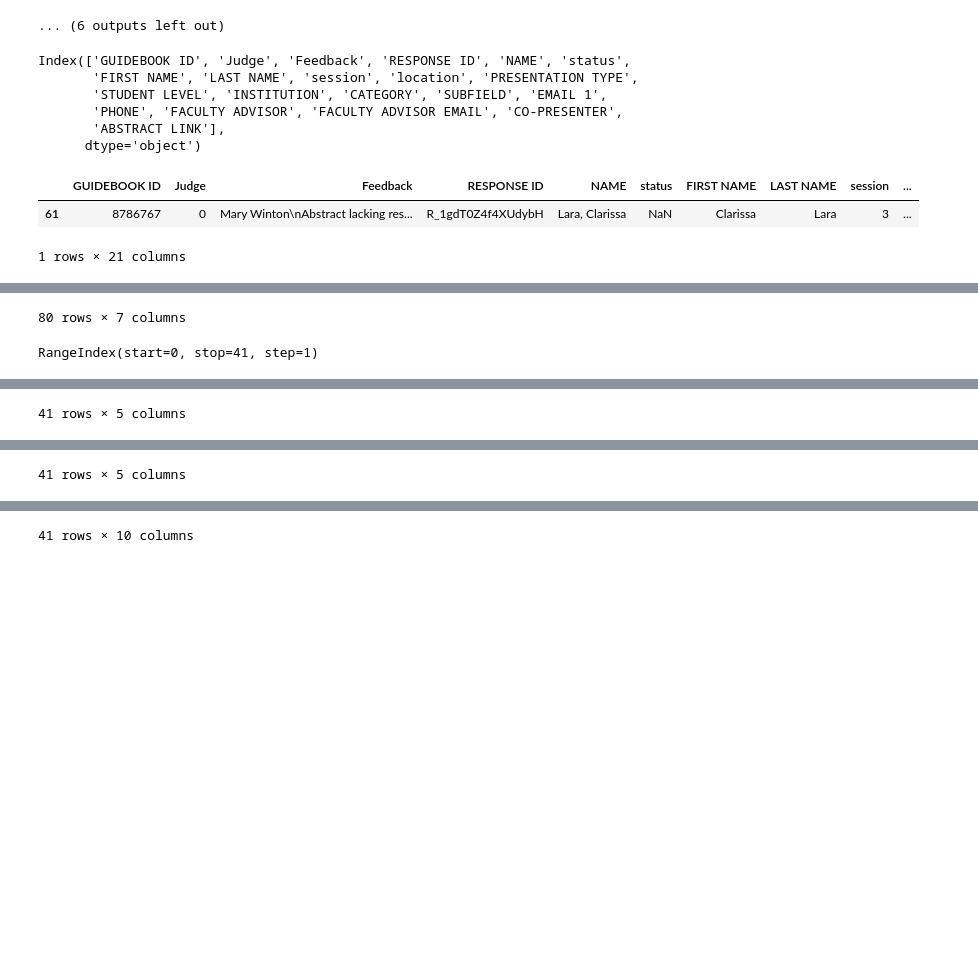
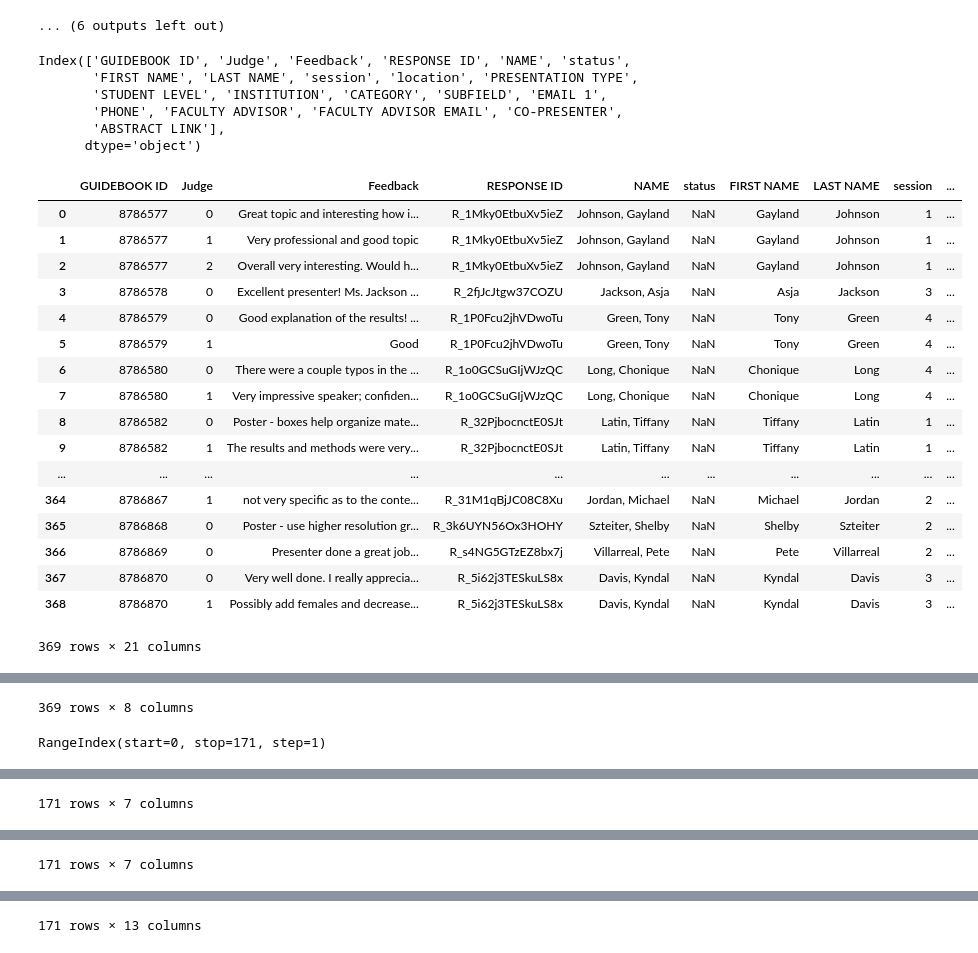
Before and after one commit to taylor-hutyra/Stuff, a Jupyter notebook: Work Related/Scoring/Hurry Up.ipynb, the cells around one changed output, grey strips where cells are left out. Cells and saved outputs as stored; diff of their text form; code cells hidden in the pictures; blank space fills up the shorter version.

Commit message:
mail merge
changed some stuff for the mail merges

```diff
--- a/Work Related/Scoring/Hurry Up.ipynb
+++ b/Work Related/Scoring/Hurry Up.ipynb
@@ -146,42 +146,58 @@ df = pd.read_csv("gb_id_projects.csv")
 # list_of_files = glob.glob('./session_update/*') # * means all if need specific format then *.csv
 # latest_file = max(list_of_files, key=os.path.getctime)
 # pf = pd.read_csv(latest_file, names = ['Judge_ID','Poster_ID','Presenter', 'Question_ID', 'Question', 'Response','Date']).drop(0)
-pf = pd.read_csv('orals.csv', names = ['Judge_ID','Poster_ID','Presenter', 'Question_ID', 'Question', 'Response','Date']).drop(0)
+# pf = pd.read_csv('orals.csv', names = ['Judge_ID','Poster_ID','Presenter', 'Question_ID', 'Question', 'Response','Date']).drop(0)
+pf = pd.read_csv('last_guidebook.csv', names = ['Judge_ID','Poster_ID','Presenter', 'Question_ID', 'Question', 'Response','Date']).drop(0)
 
 # display(pf)
 
 uf = pf.groupby('Poster_ID').apply(lambda g: g.loc[g['Question']=='Feedback/Comments']['Response'].reset_index()).reset_index()
 uf.columns = ['GUIDEBOOK ID', 'Judge', 'Thing','Feedback']
 uf.drop('Thing', axis = 1 ,inplace=True)
 # display(uf)
 
 newdf = pd.merge(uf, df, on='GUIDEBOOK ID')
 print(newdf.columns)
 display(newdf.loc[newdf['PRESENTATION TYPE'].str.lower() == 'poster'])
 # print(newdf.columns)
-first_df = newdf[['GUIDEBOOK ID','NAME','INSTITUTION','EMAIL 1', 'FACULTY ADVISOR', 'FACULTY ADVISOR EMAIL','Feedback']]
+first_df = newdf[['GUIDEBOOK ID','FIRST NAME','LAST NAME','INSTITUTION','EMAIL 1', 'FACULTY ADVISOR', 'FACULTY ADVISOR EMAIL','Feedback']]
 display(first_df)
 def new_f(grp):
     thisdf = grp['Feedback'].reset_index(drop=True).to_frame().unstack().unstack()
     return(thisdf)
 feedback_df = newdf.groupby('GUIDEBOOK ID').apply(new_f)#.drop(0, axis=1)
 feedback_df.index = feedback_df.index.droplevel(1)
 feedback_df.reset_index(inplace = True)
 print(feedback_df.index)
 display(feedback_df)
-feedback_df.columns = ['GUIDEBOOK ID','Feedback 1','Feedback 2','Feedback 3','Feedback 4']
+feedback_df.columns = ['GUIDEBOOK ID','Feedback 1','Feedback 2','Feedback 3','Feedback 4','Feedback 5', 'Feedback 6']
 display(feedback_df)
 
 final_df = pd.merge(feedback_df,first_df, on ='GUIDEBOOK ID', how = 'left').drop('Feedback',axis=1).drop_duplicates().reset_index(drop=True)
 display(final_df)
-final_df.to_csv('oral_email_merge.csv')
+# final_df.to_csv('oral_email_merge.csv')
 # %% [output]
 Index(['GUIDEBOOK ID', 'Judge', 'Feedback', 'RESPONSE ID', 'NAME', 'status',
        'FIRST NAME', 'LAST NAME', 'session', 'location', 'PRESENTATION TYPE',
        'STUDENT LEVEL', 'INSTITUTION', 'CATEGORY', 'SUBFIELD', 'EMAIL 1',
        'PHONE', 'FACULTY ADVISOR', 'FACULTY ADVISOR EMAIL', 'CO-PRESENTER',
        'ABSTRACT LINK'],
       dtype='object')
 |  | GUIDEBOOK ID | Judge | Feedback | RESPONSE ID | NAME | status | FIRST NAME | LAST NAME | session | ... |
-| 61 | 8786767 | 0 | Mary Winton\nAbstract lacking res... | R_1gdT0Z4f4XUdybH | Lara, Clarissa | NaN | Clarissa | Lara | 3 | ... |
+| 0 | 8786577 | 0 | Great topic and interesting how i... | R_1Mky0EtbuXv5ieZ | Johnson, Gayland | NaN | Gayland | Johnson | 1 | ... |
+| 1 | 8786577 | 1 | Very professional and good topic | R_1Mky0EtbuXv5ieZ | Johnson, Gayland | NaN | Gayland | Johnson | 1 | ... |
+| 2 | 8786577 | 2 | Overall very interesting. Would h... | R_1Mky0EtbuXv5ieZ | Johnson, Gayland | NaN | Gayland | Johnson | 1 | ... |
+| 3 | 8786578 | 0 | Excellent presenter! Ms. Jackson ... | R_2fjJcJtgw37COZU | Jackson, Asja | NaN | Asja | Jackson | 3 | ... |
+| 4 | 8786579 | 0 | Good explanation of the results! ... | R_1P0Fcu2jhVDwoTu | Green, Tony | NaN | Tony | Green | 4 | ... |
+| 5 | 8786579 | 1 | Good | R_1P0Fcu2jhVDwoTu | Green, Tony | NaN | Tony | Green | 4 | ... |
+| 6 | 8786580 | 0 | There were a couple typos in the ... | R_1o0GCSuGIjWJzQC | Long, Chonique | NaN | Chonique | Long | 4 | ... |
+| 7 | 8786580 | 1 | Very impressive speaker; confiden... | R_1o0GCSuGIjWJzQC | Long, Chonique | NaN | Chonique | Long | 4 | ... |
+| 8 | 8786582 | 0 | Poster - boxes help organize mate... | R_32PjbocnctE0SJt | Latin, Tiffany | NaN | Tiffany | Latin | 1 | ... |
+| 9 | 8786582 | 1 | The results and methods were very... | R_32PjbocnctE0SJt | Latin, Tiffany | NaN | Tiffany | Latin | 1 | ... |
+| ... | ... | ... | ... | ... | ... | ... | ... | ... | ... | ... |
+| 364 | 8786867 | 1 | not very specific as to the conte... | R_31M1qBjJC08C8Xu | Jordan, Michael | NaN | Michael | Jordan | 2 | ... |
+| 365 | 8786868 | 0 | Poster - use higher resolution gr... | R_3k6UYN56Ox3HOHY | Szteiter, Shelby | NaN | Shelby | Szteiter | 2 | ... |
+| 366 | 8786869 | 0 | Presenter done a great job... | R_s4NG5GTzEZ8bx7j | Villarreal, Pete | NaN | Pete | Villarreal | 2 | ... |
+| 367 | 8786870 | 0 | Very well done. I really apprecia... | R_5i62j3TESkuLS8x | Davis, Kyndal | NaN | Kyndal | Davis | 3 | ... |
+| 368 | 8786870 | 1 | Possibly add females and decrease... | R_5i62j3TESkuLS8x | Davis, Kyndal | NaN | Kyndal | Davis | 3 | ... |
-1 rows × 21 columns
+369 rows × 21 columns
@@ -205,2 +221,2 @@ Index(['GUIDEBOOK ID', 'Judge', 'Feedback', 'RESPONSE ID', 'NAME', 'status',
-80 rows × 7 columns
+369 rows × 8 columns
-RangeIndex(start=0, stop=41, step=1)
+RangeIndex(start=0, stop=171, step=1)
@@ -224 +240 @@ RangeIndex(start=0, stop=41, step=1)
-41 rows × 5 columns
+171 rows × 7 columns
@@ -242 +258 @@ RangeIndex(start=0, stop=41, step=1)
-41 rows × 5 columns
+171 rows × 7 columns
@@ -260 +276 @@ RangeIndex(start=0, stop=41, step=1)
-41 rows × 10 columns
+171 rows × 13 columns
```
Also changed, not shown: parts of 1 cell of this notebook.
